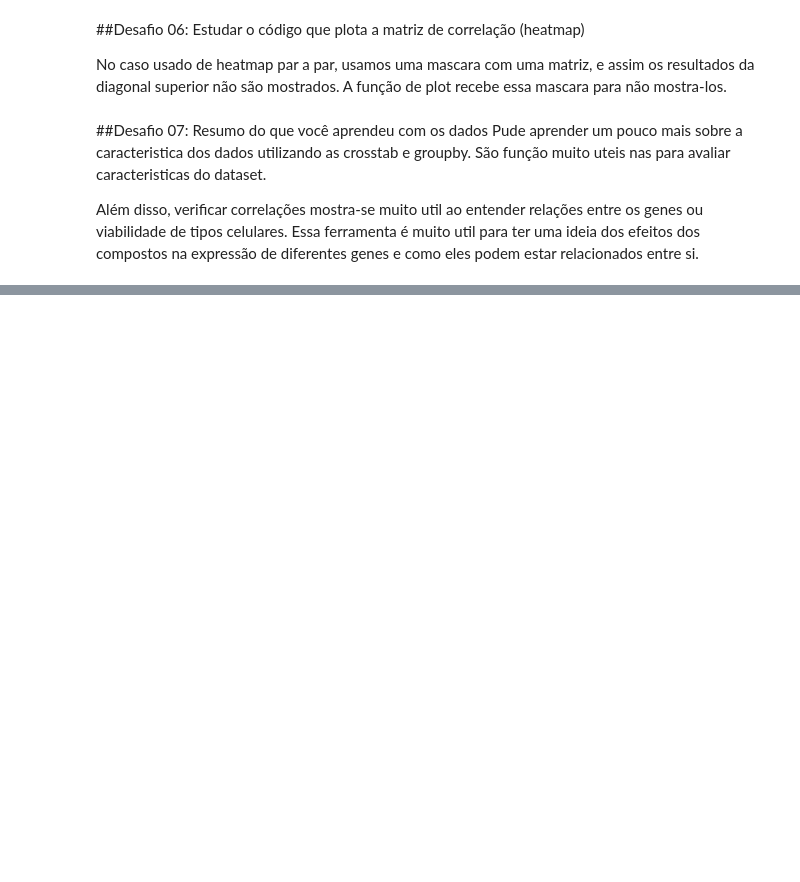
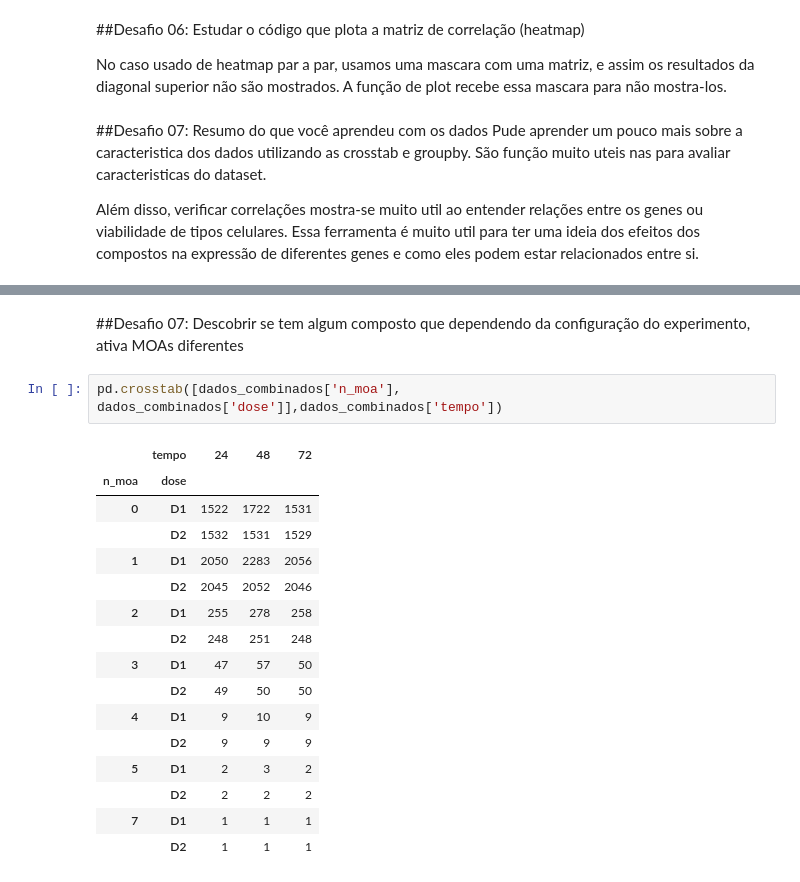
Before and after one commit to GoularteVinicius/ImersaoDadosAlura, a Jupyter notebook: Desafios_Imersão_Dados.ipynb, the cells around one changed output, grey strips where cells are left out. Saved outputs shown, nothing was run; the diff lists cells and outputs as text; blank space fills up the shorter version.

```diff
--- a/Desafios_Imersão_Dados.ipynb
+++ b/Desafios_Imersão_Dados.ipynb
@@ -495,0 +639,21 @@ Além disso, verificar correlações mostra-se muito util ao entender relações
+# %% [markdown]
+##Desafio 07: Descobrir se tem algum composto que dependendo da configuração do experimento, ativa MOAs diferentes
+# %%
+pd.crosstab([dados_combinados['n_moa'], dados_combinados['dose']],dados_combinados['tempo'])
+# %% [output]
+|  | tempo | 24 | 48 | 72 |
+| n_moa | dose |  |  |  |
+| 0 | D1 | 1522 | 1722 | 1531 |
+|  | D2 | 1532 | 1531 | 1529 |
+| 1 | D1 | 2050 | 2283 | 2056 |
+|  | D2 | 2045 | 2052 | 2046 |
+| 2 | D1 | 255 | 278 | 258 |
+|  | D2 | 248 | 251 | 248 |
+| 3 | D1 | 47 | 57 | 50 |
+|  | D2 | 49 | 50 | 50 |
+| 4 | D1 | 9 | 10 | 9 |
+|  | D2 | 9 | 9 | 9 |
+| 5 | D1 | 2 | 3 | 2 |
+|  | D2 | 2 | 2 | 2 |
+| 7 | D1 | 1 | 1 | 1 |
+|  | D2 | 1 | 1 | 1 |
```
Also changed, not shown: parts of 22 cells of this notebook.
